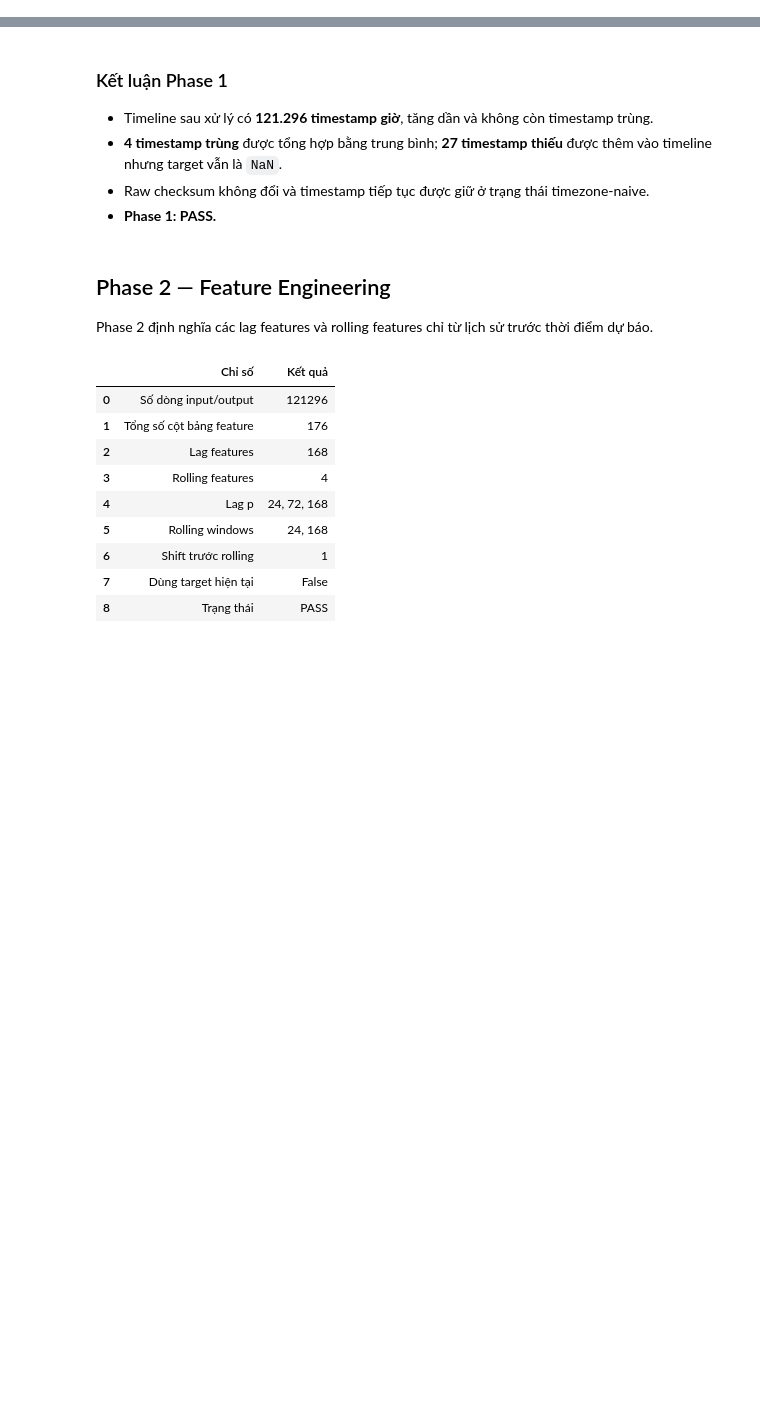
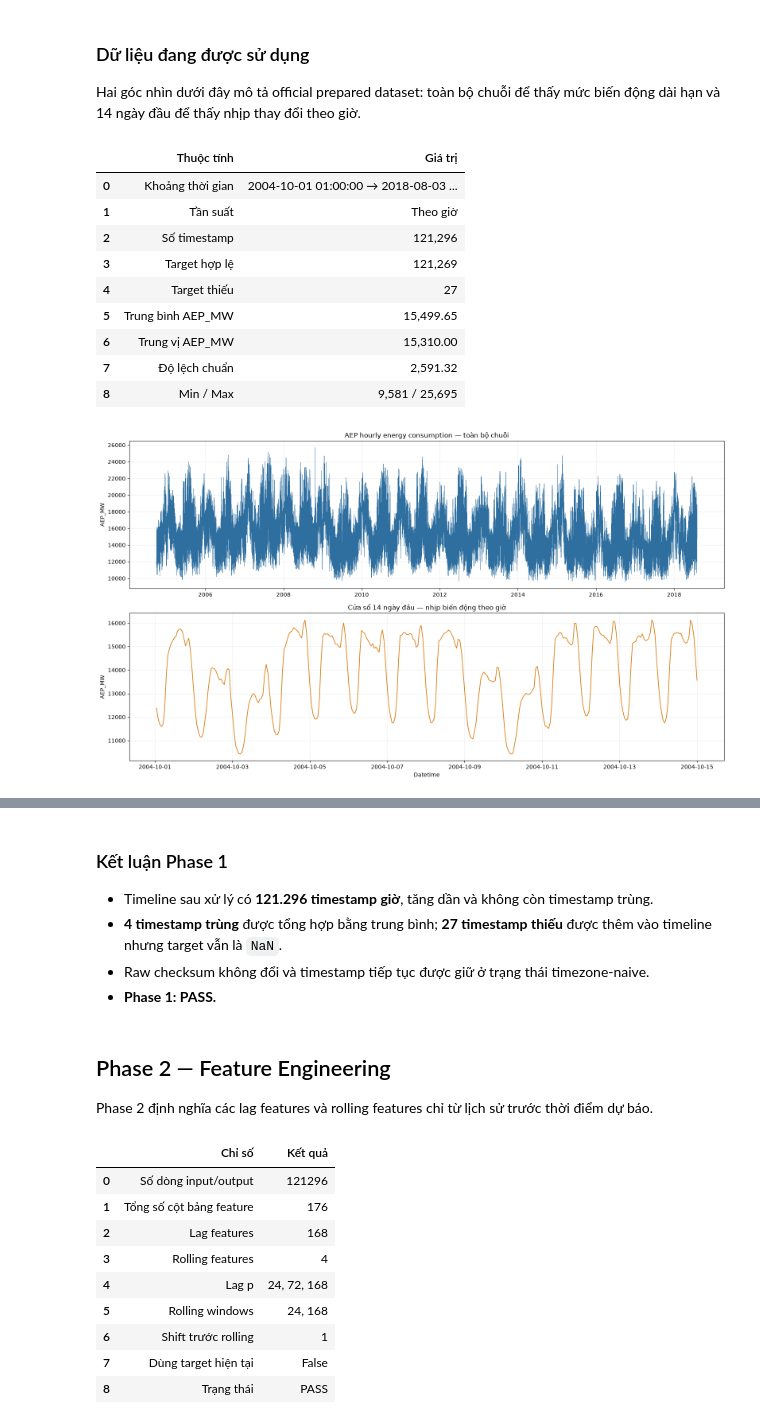
Before and after one commit to Tuvienn/TOTAL_LAB_PRACTICE_FOR_TIME_SERIES, a Jupyter notebook: total_practice/Practice_3/notebooks/Practice_3_present.ipynb, the cells around one changed output, grey strips where cells are left out. Saved outputs shown, nothing was run; the diff lists cells and outputs as text; code cells hidden in the pictures; blank space fills up the shorter version.

```diff
--- a/total_practice/Practice_3/notebooks/Practice_3_present.ipynb
+++ b/total_practice/Practice_3/notebooks/Practice_3_present.ipynb
@@ -53,3 +106,52 @@ Phase 1 kiểm tra dữ liệu gốc, xử lý trên working copy và tạo time
+# %% [markdown]
+### Dữ liệu đang được sử dụng
+
+Hai góc nhìn dưới đây mô tả official prepared dataset: toàn bộ chuỗi để thấy mức biến động dài hạn và 14 ngày đầu để thấy nhịp thay đổi theo giờ.
+# %%
+df_overview = df_prepared.loc[:, ["Datetime", "AEP_MW"]].copy()
+df_overview["Datetime"] = pd.to_datetime(df_overview["Datetime"])
+target_summary = df_overview["AEP_MW"].describe()
+dataset_summary = pd.DataFrame(
+    [
+        ["Khoảng thời gian", f"{df_overview['Datetime'].min()} → {df_overview['Datetime'].max()}"],
+        ["Tần suất", "Theo giờ"],
+        ["Số timestamp", f"{len(df_overview):,}"],
+        ["Target hợp lệ", f"{int(target_summary['count']):,}"],
+        ["Target thiếu", f"{int(df_overview['AEP_MW'].isna().sum()):,}"],
+        ["Trung bình AEP_MW", f"{target_summary['mean']:,.2f}"],
+        ["Trung vị AEP_MW", f"{target_summary['50%']:,.2f}"],
+        ["Độ lệch chuẩn", f"{target_summary['std']:,.2f}"],
+        ["Min / Max", f"{target_summary['min']:,.0f} / {target_summary['max']:,.0f}"],
+    ],
+    columns=["Thuộc tính", "Giá trị"],
+)
+display(dataset_summary)
+
+figure, axes = plt.subplots(2, 1, figsize=(16, 9))
+axes[0].plot(df_overview["Datetime"], df_overview["AEP_MW"], color="#2f6f9f", linewidth=0.5)
+axes[0].set_title("AEP hourly energy consumption — toàn bộ chuỗi")
+axes[0].set_ylabel("AEP_MW")
+axes[0].grid(alpha=0.2)
+diagnostic_window = df_overview.head(24 * 14)
+axes[1].plot(diagnostic_window["Datetime"], diagnostic_window["AEP_MW"], color="#d97706", linewidth=1.2)
+axes[1].set_title("Cửa sổ 14 ngày đầu — nhịp biến động theo giờ")
+axes[1].set_xlabel("Datetime")
+axes[1].set_ylabel("AEP_MW")
+axes[1].grid(alpha=0.2)
+figure.tight_layout()
+plt.show()
+# %% [output]
+|  | Thuộc tính | Giá trị |
+| 0 | Khoảng thời gian | 2004-10-01 01:00:00 → 2018-08-03 ... |
+| 1 | Tần suất | Theo giờ |
+| 2 | Số timestamp | 121,296 |
+| 3 | Target hợp lệ | 121,269 |
+| 4 | Target thiếu | 27 |
+| 5 | Trung bình AEP_MW | 15,499.65 |
+| 6 | Trung vị AEP_MW | 15,310.00 |
+| 7 | Độ lệch chuẩn | 2,591.32 |
+| 8 | Min / Max | 9,581 / 25,695 |
+[figure, added]
 # %%
 phase_01 = audits["phase_01"]
 phase_01_summary = pd.DataFrame(
```
Also changed, not shown: parts of 21 cells of this notebook, 41 other files.
